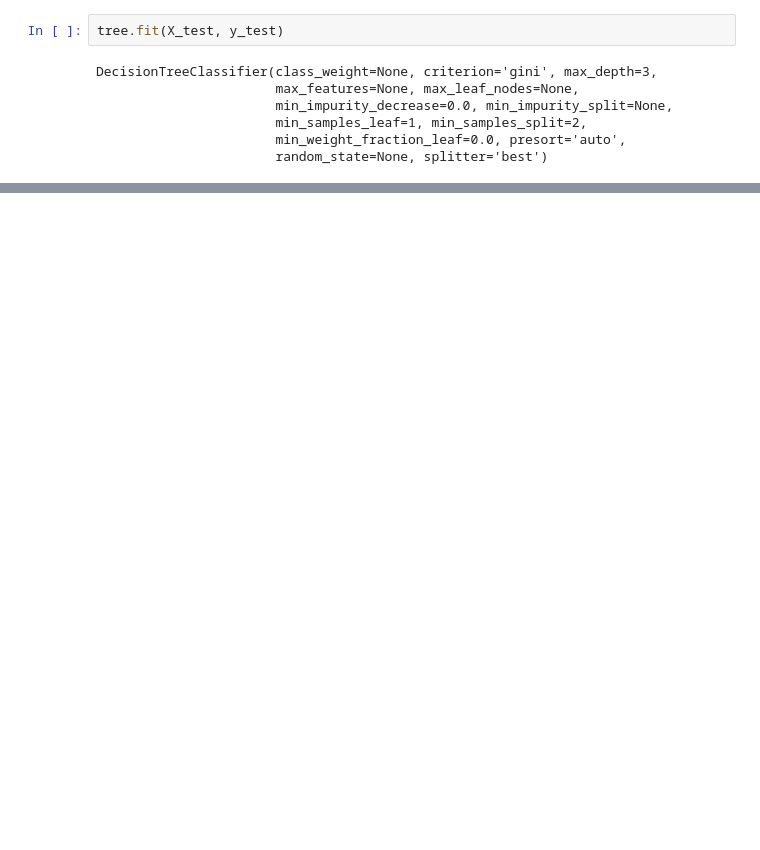
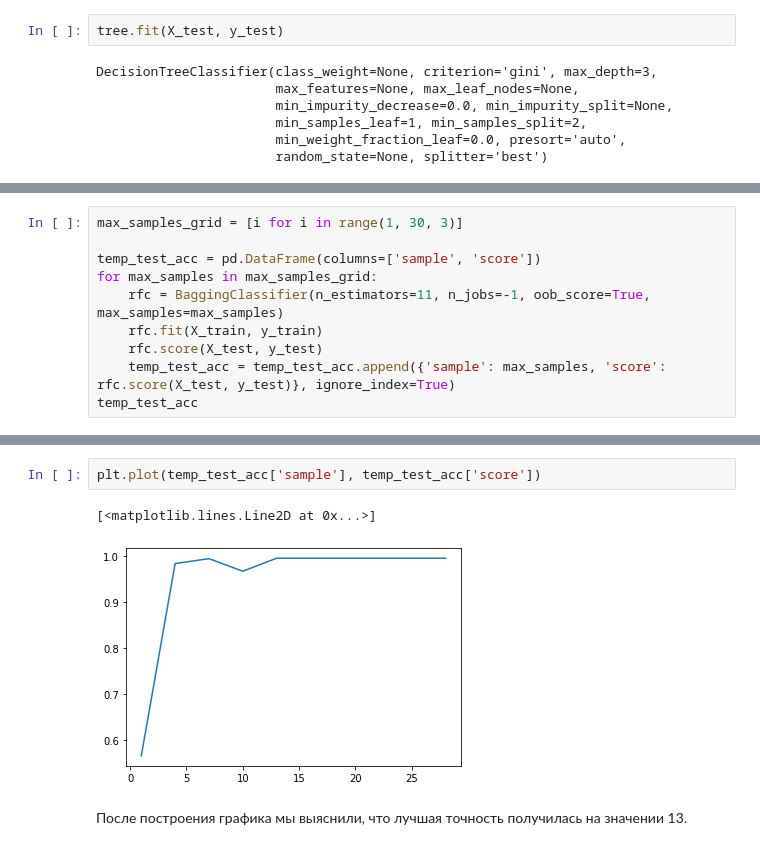
Before and after one commit to NastyaGribanova/DataAnalysis, a Jupyter notebook: projectName/ProjectName.ipynb, the cells around one changed output, grey strips where cells are left out. Cells and saved outputs as stored; diff of their text form; blank space fills up the shorter version.

```diff
--- a/projectName/ProjectName.ipynb
+++ b/projectName/ProjectName.ipynb
@@ -447,0 +499,10 @@ tree.score(X_test, y_test)
+# %%
+max_samples_grid = [i for i in range(1, 30, 3)]
+
+temp_test_acc = pd.DataFrame(columns=['sample', 'score'])
+for max_samples in max_samples_grid:
+    rfc = BaggingClassifier(n_estimators=11, n_jobs=-1, oob_score=True, max_samples=max_samples)
+    rfc.fit(X_train, y_train)
+    rfc.score(X_test, y_test)
+    temp_test_acc = temp_test_acc.append({'sample': max_samples, 'score': rfc.score(X_test, y_test)}, ignore_index=True)
+temp_test_acc
@@ -447,0 +521,7 @@ tree.score(X_test, y_test)
+# %%
+plt.plot(temp_test_acc['sample'], temp_test_acc['score'])
+# %% [output]
+[<matplotlib.lines.Line2D at 0x...>]
+[figure, added]
+# %% [markdown]
+После построения графика мы выяснили, что лучшая точность получилась на значении 13.
```
Also changed, not shown: parts of 42 cells of this notebook.
